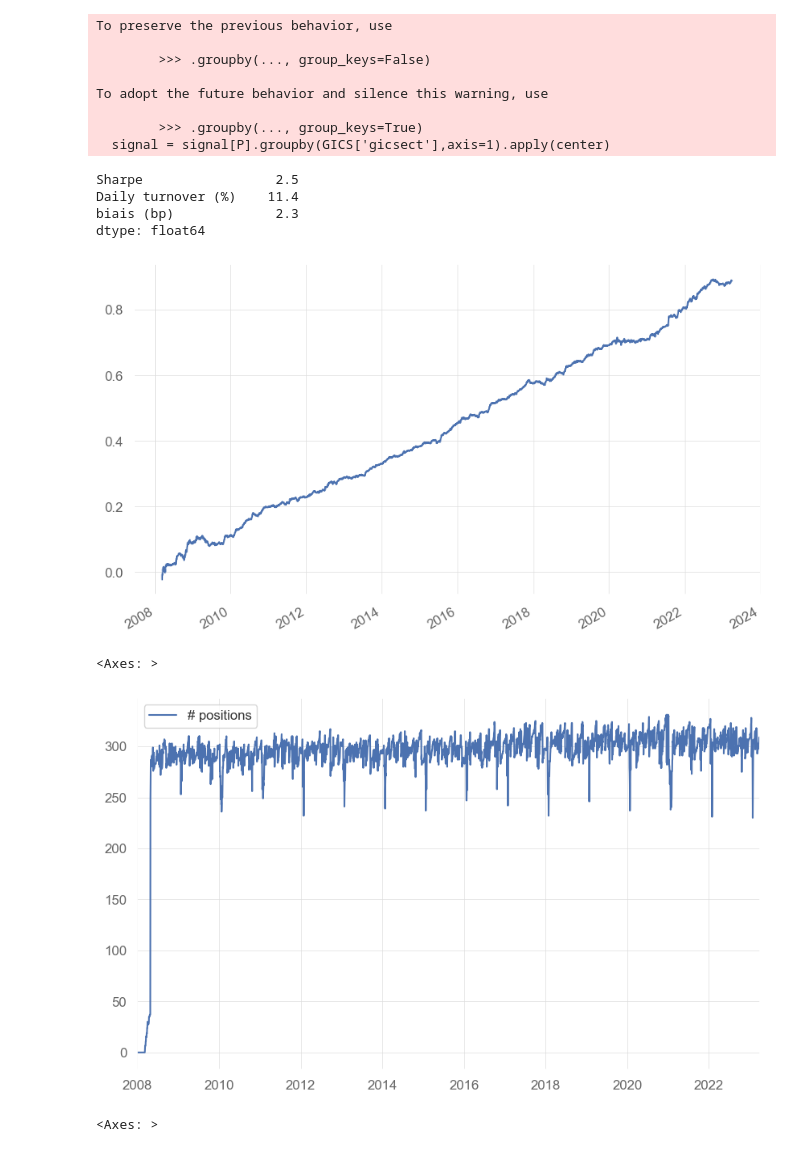
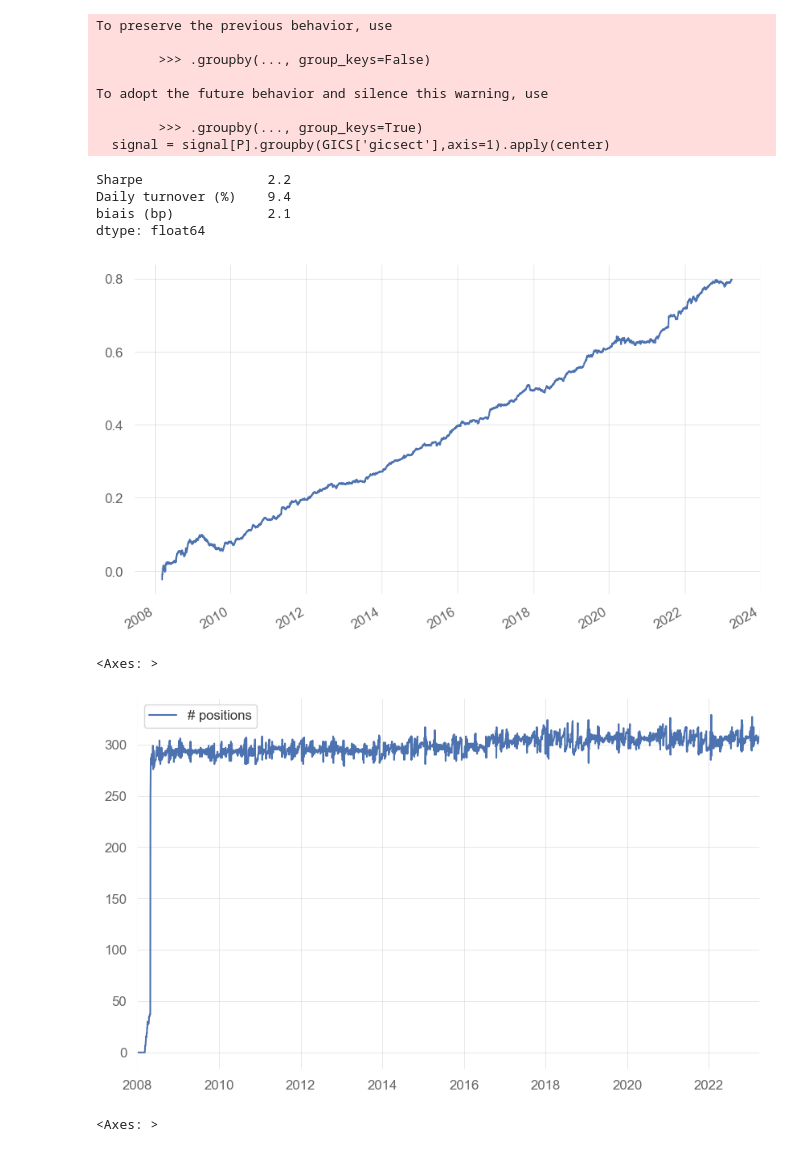
Before and after one commit to nabz78350/backtesting, a Jupyter notebook: strat_eps_surprise.ipynb, the cells around one changed output. Cells and saved outputs as stored; diff of their text form; code cells hidden in the pictures.

```diff
--- a/strat_eps_surprise.ipynb
+++ b/strat_eps_surprise.ipynb
@@ -57,37 +58,37 @@ eps_estimate = earnings['epsEstimate'].unstack().reindex_like(P).ffill().astype(
 eps_suprise  = (eps_actual * np.sign((eps_actual - eps_estimate))).reindex_like(P).ffill()[P]
 # %%
 signal = eps_suprise[P]
-signal = signal[P].rolling(63,min_periods=20).rank(axis=0,pct=True,ascending=True).clip(0.01,0.99)
+signal = signal[P].rolling(126,min_periods=20).rank(axis=0,pct=True,ascending=True).clip(0.01,0.99)
 signal = signal[P].rank(axis=1,pct=True,ascending=True).clip(0.01,0.99).apply(norm.ppf)
 
 signal[signal.abs()<0.5] = None
 signal = signal[P].groupby(GICS['gicsect'],axis=1).apply(center)
 signal = signal[P].div(signal[P].abs().sum(1),0)
 
 PNL = (signal[P].shift()*R).sum(1).replace({0:np.nan}).dropna()
 sr = sharpe(PNL)
 turnover = signal.fillna(0).diff().abs().sum(1).mean()
 PNL.cumsum().plot()
 pd.Series({'Sharpe':sr,'Daily turnover (%)':turnover *100,'biais (bp)':PNL.mean()*1e4}).round(1)
 # %% [output]
 To preserve the previous behavior, use
 
         >>> .groupby(..., group_keys=False)
 
 To adopt the future behavior and silence this warning, use
 
         >>> .groupby(..., group_keys=True)
   signal = signal[P].groupby(GICS['gicsect'],axis=1).apply(center)
-Sharpe                 2.5
-Daily turnover (%)    11.4
-biais (bp)             2.3
+Sharpe                2.2
+Daily turnover (%)    9.4
+biais (bp)            2.1
 dtype: float64
-[figure, old version]
+[figure, new version]
 # %%
 signal.count(1).plot(label ='# positions',legend=True)
 # %% [output]
 <Axes: >
-[figure, old version]
+[figure, new version]
 # %%
 signal.abs().sum(1).plot(label = 'absolute weights sum',legend=True)
 signal.sum(1).plot(label='weights sum',legend=True)
```
Also changed, not shown: parts of 2 cells of this notebook, 9 other files.
